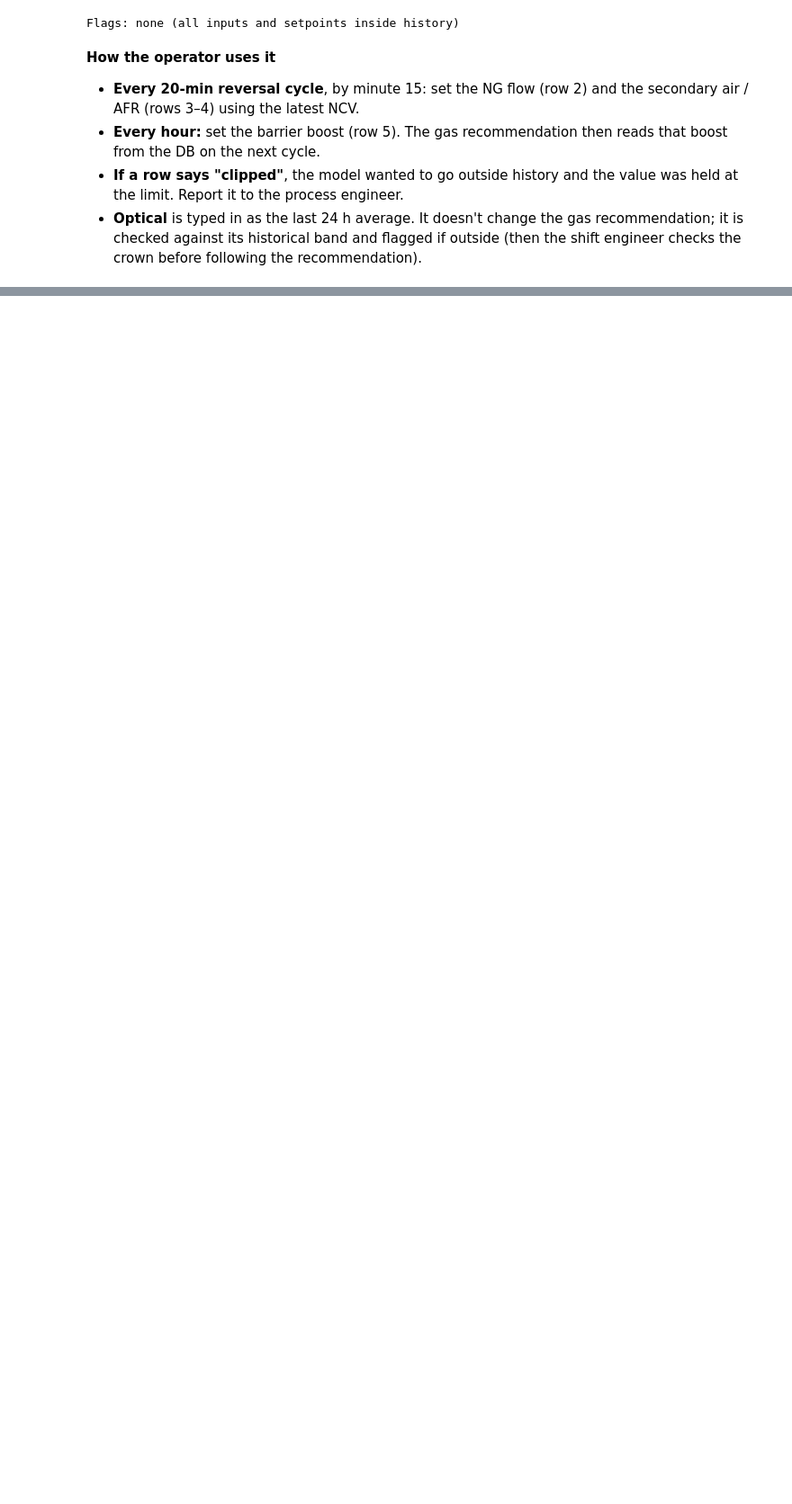
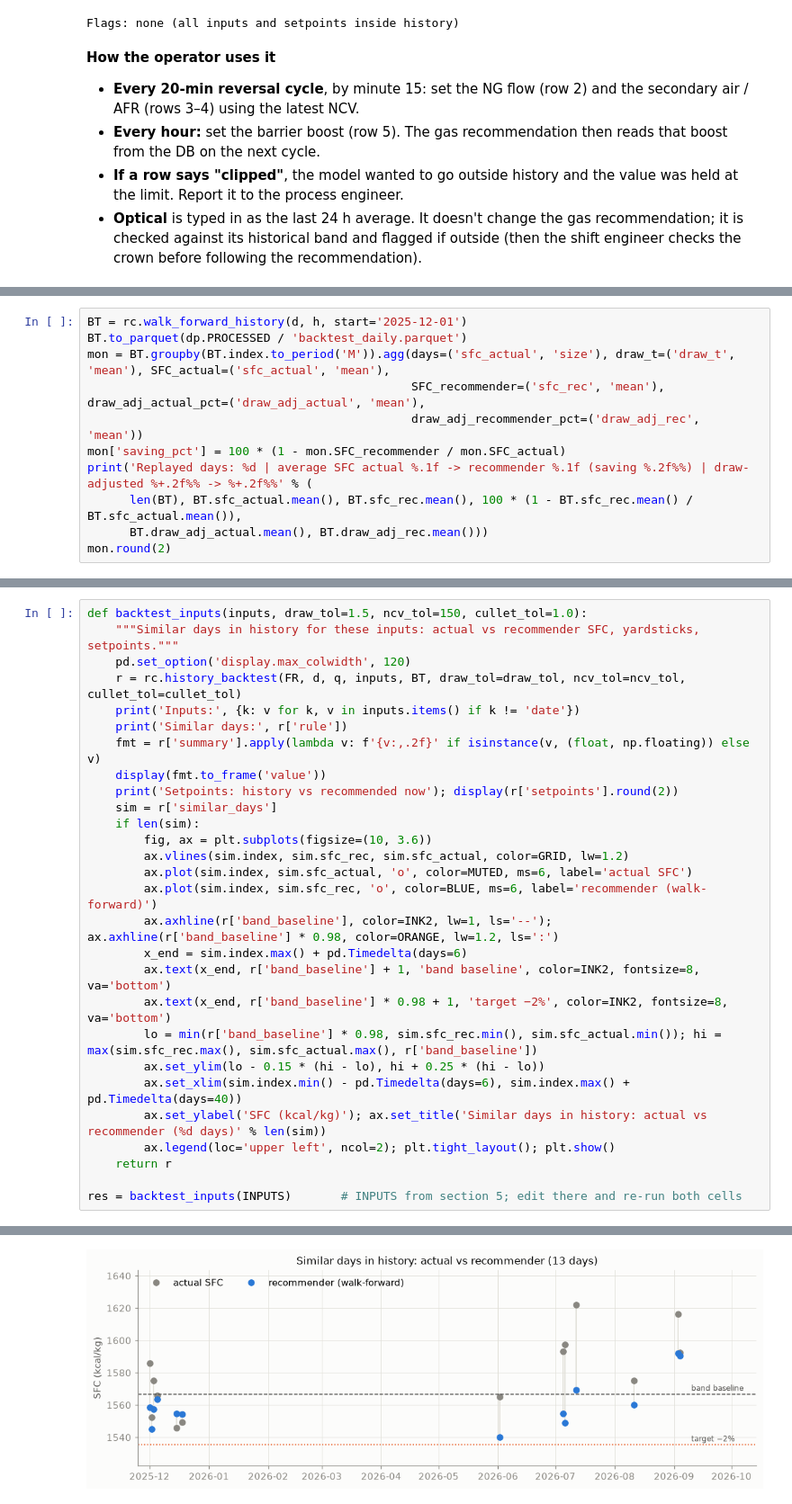
Before and after one commit to Sakthiskumar-A/PGP_ptm_analysis, a Jupyter notebook: notebooks/training/T4_final_model_and_recommender.ipynb, the cells around one changed output, grey strips where cells are left out. Shown at 90% size. Drawn from its saved outputs; the diff is of its cells as text; blank space fills up the shorter version.

```diff
--- a/notebooks/training/T4_final_model_and_recommender.ipynb
+++ b/notebooks/training/T4_final_model_and_recommender.ipynb
@@ -435,0 +446,11 @@ Flags: none (all inputs and setpoints inside history)
+# %%
+BT = rc.walk_forward_history(d, h, start='2025-12-01')
+BT.to_parquet(dp.PROCESSED / 'backtest_daily.parquet')
+mon = BT.groupby(BT.index.to_period('M')).agg(days=('sfc_actual', 'size'), draw_t=('draw_t', 'mean'), SFC_actual=('sfc_actual', 'mean'),
+                                              SFC_recommender=('sfc_rec', 'mean'), draw_adj_actual_pct=('draw_adj_actual', 'mean'),
+                                              draw_adj_recommender_pct=('draw_adj_rec', 'mean'))
+mon['saving_pct'] = 100 * (1 - mon.SFC_recommender / mon.SFC_actual)
+print('Replayed days: %d | average SFC actual %.1f -> recommender %.1f (saving %.2f%%) | draw-adjusted %+.2f%% -> %+.2f%%' % (
+      len(BT), BT.sfc_actual.mean(), BT.sfc_rec.mean(), 100 * (1 - BT.sfc_rec.mean() / BT.sfc_actual.mean()),
+      BT.draw_adj_actual.mean(), BT.draw_adj_rec.mean()))
+mon.round(2)
@@ -435,0 +471,29 @@ Flags: none (all inputs and setpoints inside history)
+# %%
+def backtest_inputs(inputs, draw_tol=1.5, ncv_tol=150, cullet_tol=1.0):
+    """Similar days in history for these inputs: actual vs recommender SFC, yardsticks, setpoints."""
+    pd.set_option('display.max_colwidth', 120)
+    r = rc.history_backtest(FR, d, q, inputs, BT, draw_tol=draw_tol, ncv_tol=ncv_tol, cullet_tol=cullet_tol)
+    print('Inputs:', {k: v for k, v in inputs.items() if k != 'date'})
+    print('Similar days:', r['rule'])
+    fmt = r['summary'].apply(lambda v: f'{v:,.2f}' if isinstance(v, (float, np.floating)) else v)
+    display(fmt.to_frame('value'))
+    print('Setpoints: history vs recommended now'); display(r['setpoints'].round(2))
+    sim = r['similar_days']
+    if len(sim):
+        fig, ax = plt.subplots(figsize=(10, 3.6))
+        ax.vlines(sim.index, sim.sfc_rec, sim.sfc_actual, color=GRID, lw=1.2)
+        ax.plot(sim.index, sim.sfc_actual, 'o', color=MUTED, ms=6, label='actual SFC')
+        ax.plot(sim.index, sim.sfc_rec, 'o', color=BLUE, ms=6, label='recommender (walk-forward)')
+        ax.axhline(r['band_baseline'], color=INK2, lw=1, ls='--'); ax.axhline(r['band_baseline'] * 0.98, color=ORANGE, lw=1.2, ls=':')
+        x_end = sim.index.max() + pd.Timedelta(days=6)
+        ax.text(x_end, r['band_baseline'] + 1, 'band baseline', color=INK2, fontsize=8, va='bottom')
+        ax.text(x_end, r['band_baseline'] * 0.98 + 1, 'target −2%', color=INK2, fontsize=8, va='bottom')
+        lo = min(r['band_baseline'] * 0.98, sim.sfc_rec.min(), sim.sfc_actual.min()); hi = max(sim.sfc_rec.max(), sim.sfc_actual.max(), r['band_baseline'])
+        ax.set_ylim(lo - 0.15 * (hi - lo), hi + 0.25 * (hi - lo))
+        ax.set_xlim(sim.index.min() - pd.Timedelta(days=6), sim.index.max() + pd.Timedelta(days=40))
+        ax.set_ylabel('SFC (kcal/kg)'); ax.set_title('Similar days in history: actual vs recommender (%d days)' % len(sim))
+        ax.legend(loc='upper left', ncol=2); plt.tight_layout(); plt.show()
+    return r
+
+res = backtest_inputs(INPUTS)       # INPUTS from section 5; edit there and re-run both cells
+# %% [output]
@@ -435,0 +524 @@ Flags: none (all inputs and setpoints inside history)
+[figure, added]
```
Also changed, not shown: parts of 5 cells of this notebook, 4 other files.
